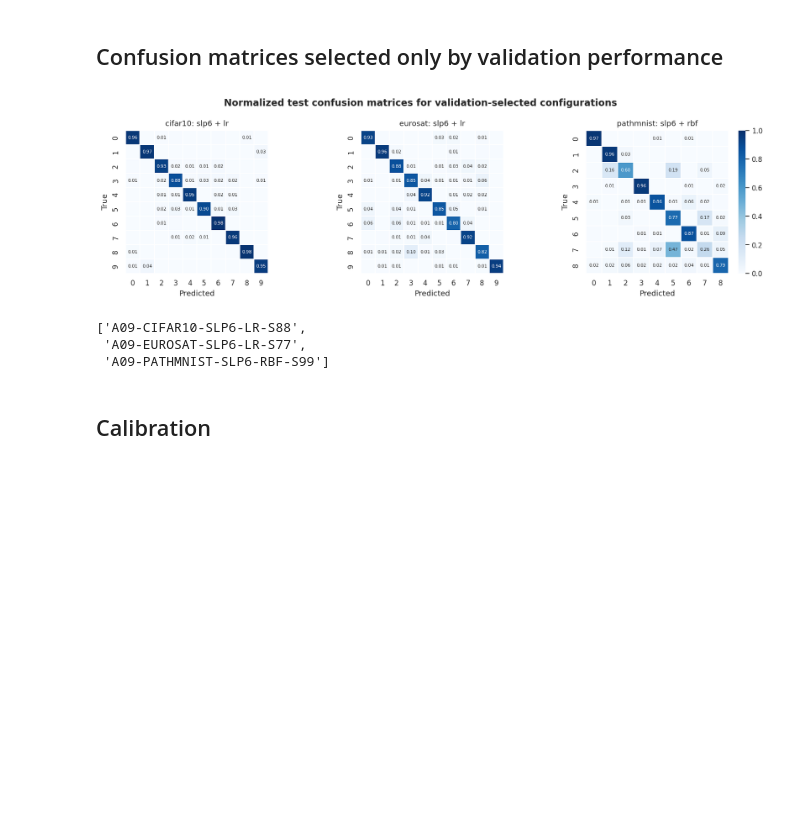
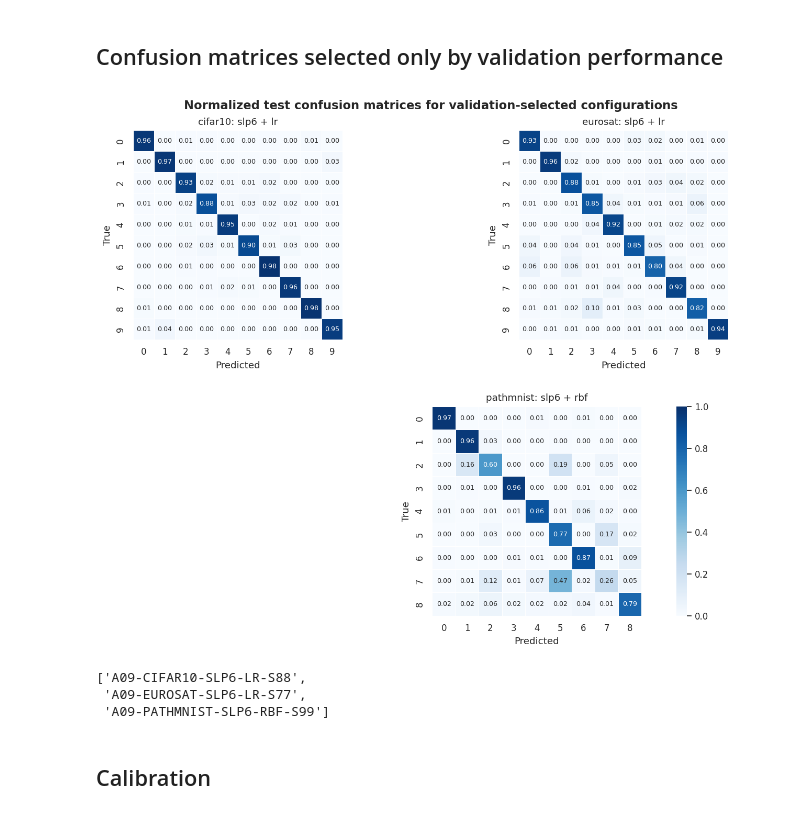
Before and after one commit to haejoon06/disentangling-representation-compression-quantum-head-effects, a Jupyter notebook: notebooks/Article09_Reproducible_Research.ipynb, the cells around one changed output. Drawn from its saved outputs; the diff is of its cells as text; code cells hidden in the pictures; blank space fills up the shorter version.

Commit message:
Fix notebook confusion matrices and figure sources

```diff
--- a/notebooks/Article09_Reproducible_Research.ipynb
+++ b/notebooks/Article09_Reproducible_Research.ipynb
@@ -216,25 +216,28 @@ fig.tight_layout(); save_figure(fig,'figure_05_representation_geometry'); plt.sh
 # %%
 ranked = (validation[validation.reducer!='full384']
           .groupby(['dataset','reducer','head'],as_index=False).macro_f1.mean()
           .sort_values(['dataset','macro_f1'],ascending=[True,False]).groupby('dataset').head(1))
-fig, axes = plt.subplots(1,3,figsize=(13.2,3.9))
+fig = plt.figure(figsize=(12.0,8.2))
+grid = fig.add_gridspec(2,2,hspace=0.32,wspace=0.22)
+axes = [fig.add_subplot(grid[0,0]), fig.add_subplot(grid[0,1]), fig.add_subplot(grid[1,:])]
 selected_runs = []
 for ax,(_,choice) in zip(axes,ranked.iterrows()):
     candidates = validation[(validation['dataset']==choice['dataset'])&(validation['reducer']==choice['reducer'])&(validation['head']==choice['head'])].copy()
     representative_index = (candidates['macro_f1']-candidates['macro_f1'].mean()).abs().idxmin()
     seed_row = candidates.loc[representative_index]
     pred = pd.read_parquet(ROOT/'runs'/seed_row['run_id']/'predictions.parquet')
     matrix = confusion_matrix(pred.true_label,pred.predicted_label,normalize='true')
-    annotations = np.where(matrix >= 0.005, np.vectorize(lambda value: f'{value:.2f}')(matrix), '')
-    sns.heatmap(matrix,annot=annotations,fmt='',annot_kws={'fontsize':5.8},cmap='Blues',vmin=0,vmax=1,
-                linewidths=.25,linecolor='white',square=True,ax=ax,cbar=ax is axes[-1])
+    # Display every normalized cell, including 0.00, so the published matrix is complete.
+    annotations = np.vectorize(lambda value: f'{value:.2f}')(matrix)
+    sns.heatmap(matrix,annot=annotations,fmt='',annot_kws={'fontsize':7.0},cmap='Blues',vmin=0,vmax=1,
+                linewidths=.35,linecolor='white',square=True,ax=ax,cbar=ax is axes[-1])
     ax.set_title(f"{choice['dataset']}: {choice['reducer']} + {choice['head']}"); ax.set_xlabel('Predicted'); ax.set_ylabel('True')
     selected_runs.append(seed_row['run_id'])
-fig.suptitle('Normalized test confusion matrices for validation-selected configurations',fontsize=12.5,weight='bold')
-fig.tight_layout(); save_figure(fig,'figure_06_confusion_matrices'); plt.show()
+fig.suptitle('Normalized test confusion matrices for validation-selected configurations',fontsize=12.5,weight='bold',y=0.995)
+fig.subplots_adjust(top=0.94,bottom=0.07,left=0.07,right=0.93); save_figure(fig,'figure_06_confusion_matrices'); plt.show()
 selected_runs
 # %% [output]
-[figure, old version]
+[figure, new version]
 ['A09-CIFAR10-SLP6-LR-S88',
  'A09-EUROSAT-SLP6-LR-S77',
  'A09-PATHMNIST-SLP6-RBF-S99']
```
Also changed, not shown: 14 other files.
